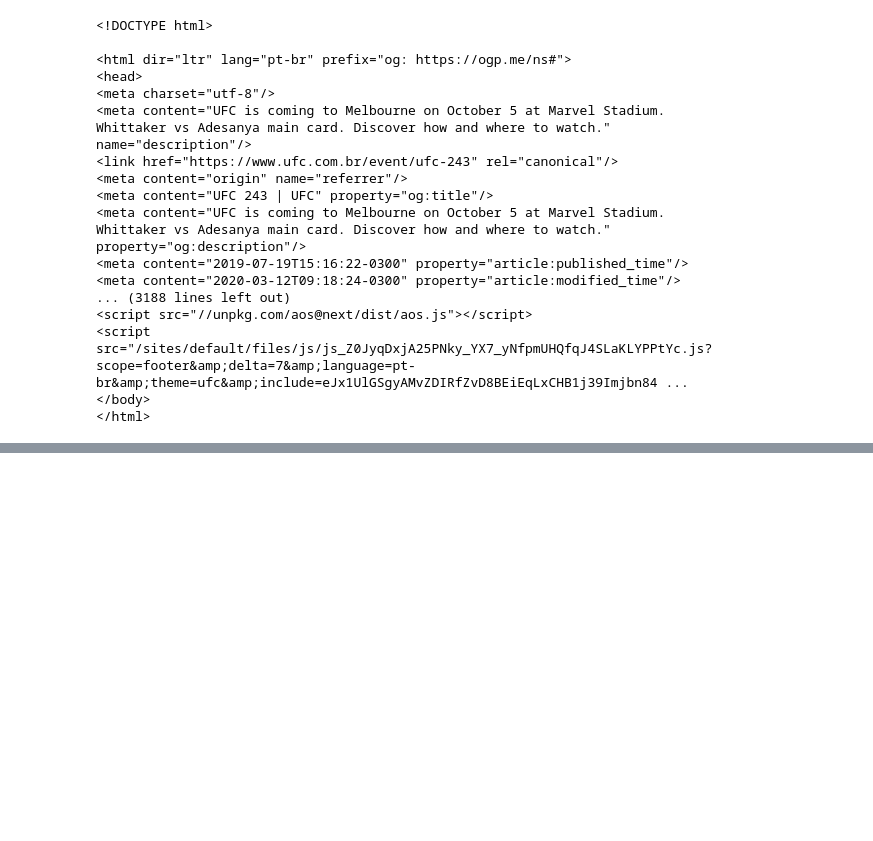
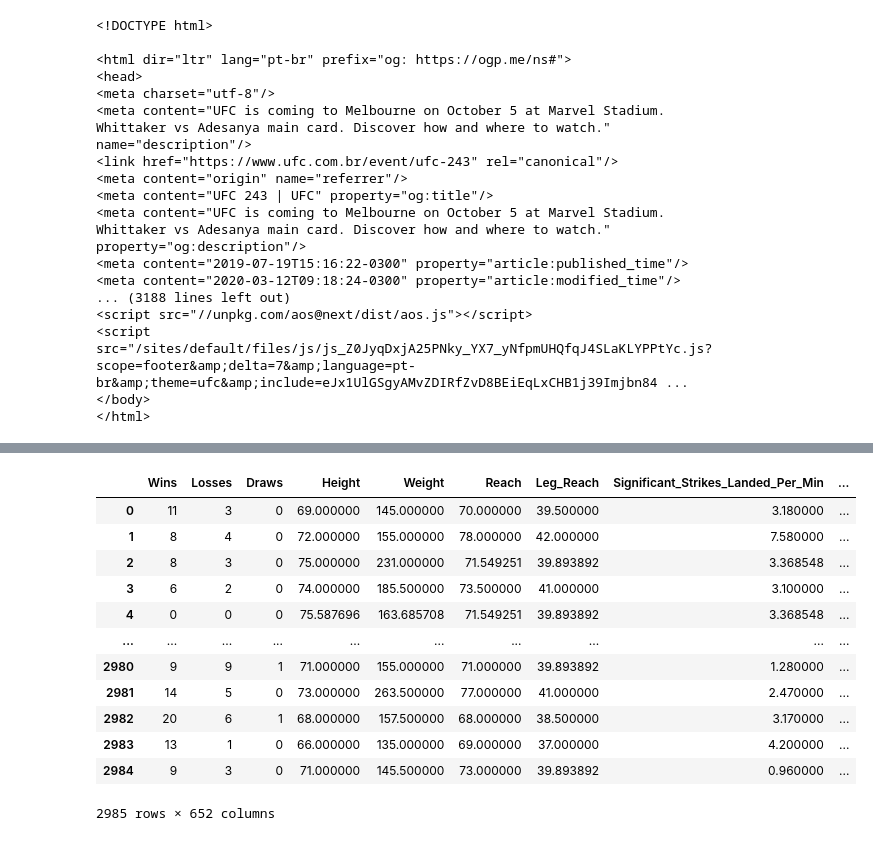
Before and after one commit to Gabriel141213/mma-stats, a Jupyter notebook: ufc_scraping.ipynb, the cells around one changed output, grey strips where cells are left out. Drawn from its saved outputs; the diff is of its cells as text; code cells hidden in the pictures; blank space fills up the shorter version.

```diff
--- a/ufc_scraping.ipynb
+++ b/ufc_scraping.ipynb
@@ -1133,0 +1245,2 @@ soup
+# %%
+df.loc[~df['End_Time'].str.contains(':'), 'End_Time'] = '00:00'
@@ -1133,0 +1267,35 @@ soup
+# %%
+def time_to_seconds(time_str):
+    # Remove espaços em branco e divide a string em partes
+
+    def convert_to_int(part):
+        try:
+            return int(part)
+        except ValueError:
+            return 0
+
+    if time_str == '':
+        return 0
+
+    parts = time_str.strip().split(':')
+
+    # Converte cada parte para inteiro
+    if len(parts) == 3:  # Formato HH:MM:SS
+        hours = convert_to_int(parts[0])
+        minutes = convert_to_int(parts[1])
+        seconds = convert_to_int(parts[2])
+    elif len(parts) == 2:  # Formato MM:SS
+        hours = 0
+        minutes = convert_to_int(parts[0])
+        seconds = convert_to_int(parts[1])
+    else:  # Caso inválido
+        return 0  # Ou outro valor padrão
+
+    # Calcula o total de segundos
+    total_seconds = hours * 3600 + minutes * 60 + seconds
+    return total_seconds
+
+df['Last_Round_End_Time'] = df['End_Time'].apply(time_to_seconds)
+df
+
+df['Last_Round_End_Time'].unique()
@@ -1133,0 +1320,3 @@ soup
+# %%
+df.loc[df['Last_Round'] == 'N/A', 'Last_Round'] = 5
+df['Fight_Time'] = df['Last_Round_End_Time'] + (df['Last_Round'].astype(int) - 1) * 60
@@ -1133,0 +1548,16 @@ soup
+# %%
+df_2
+# %% [output]
+|  | Wins | Losses | Draws | Height | Weight | Reach | Leg_Reach | Significant_Strikes_Landed_Per_Min | ... |
+| 0 | 11 | 3 | 0 | 69.000000 | 145.000000 | 70.000000 | 39.500000 | 3.180000 | ... |
+| 1 | 8 | 4 | 0 | 72.000000 | 155.000000 | 78.000000 | 42.000000 | 7.580000 | ... |
+| 2 | 8 | 3 | 0 | 75.000000 | 231.000000 | 71.549251 | 39.893892 | 3.368548 | ... |
+| 3 | 6 | 2 | 0 | 74.000000 | 185.500000 | 73.500000 | 41.000000 | 3.100000 | ... |
+| 4 | 0 | 0 | 0 | 75.587696 | 163.685708 | 71.549251 | 39.893892 | 3.368548 | ... |
+| ... | ... | ... | ... | ... | ... | ... | ... | ... | ... |
+| 2980 | 9 | 9 | 1 | 71.000000 | 155.000000 | 71.000000 | 39.893892 | 1.280000 | ... |
+| 2981 | 14 | 5 | 0 | 73.000000 | 263.500000 | 77.000000 | 41.000000 | 2.470000 | ... |
+| 2982 | 20 | 6 | 1 | 68.000000 | 157.500000 | 68.000000 | 38.500000 | 3.170000 | ... |
+| 2983 | 13 | 1 | 0 | 66.000000 | 135.000000 | 69.000000 | 37.000000 | 4.200000 | ... |
+| 2984 | 9 | 3 | 0 | 71.000000 | 145.500000 | 73.000000 | 39.893892 | 0.960000 | ... |
+2985 rows × 652 columns
```
Also changed, not shown: parts of 30 cells of this notebook, 27 other files.
